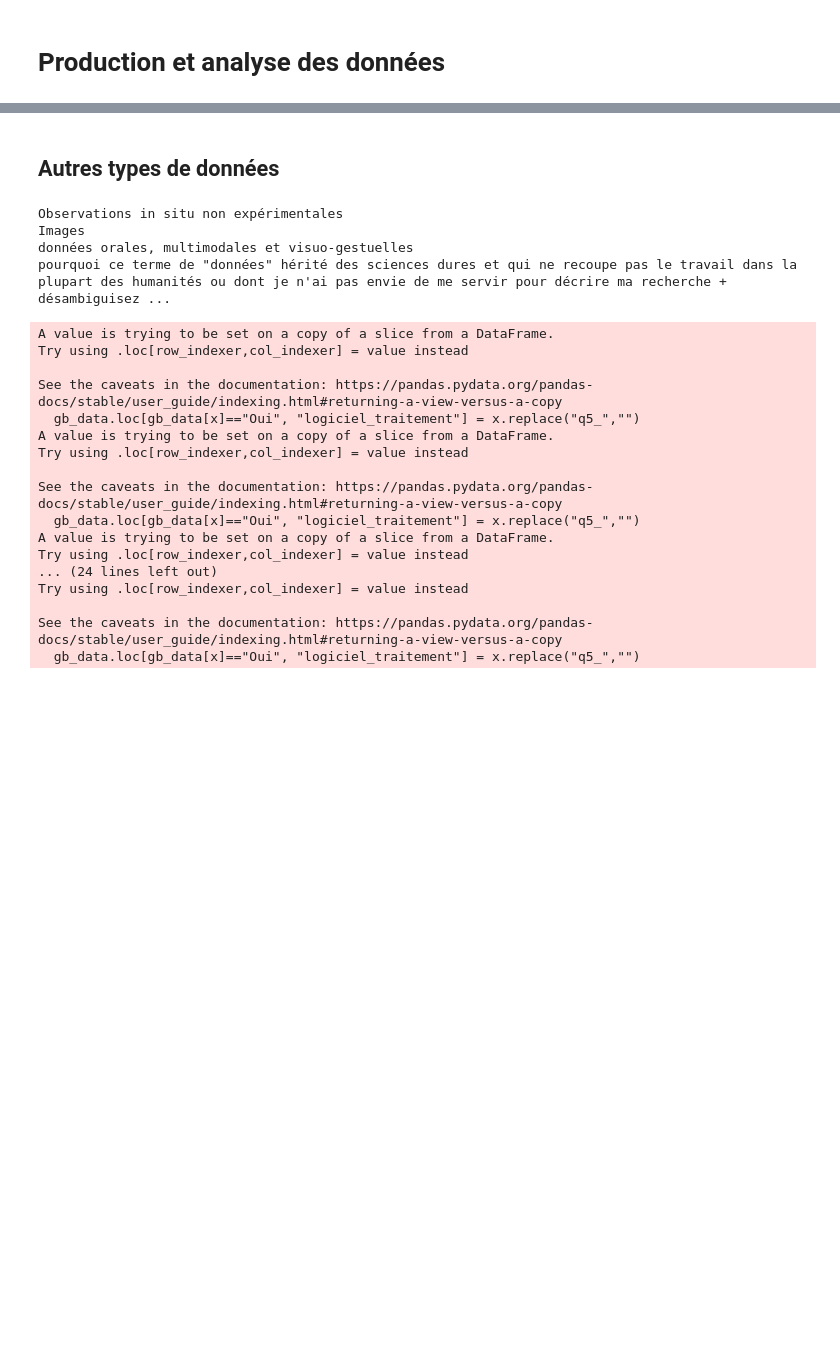
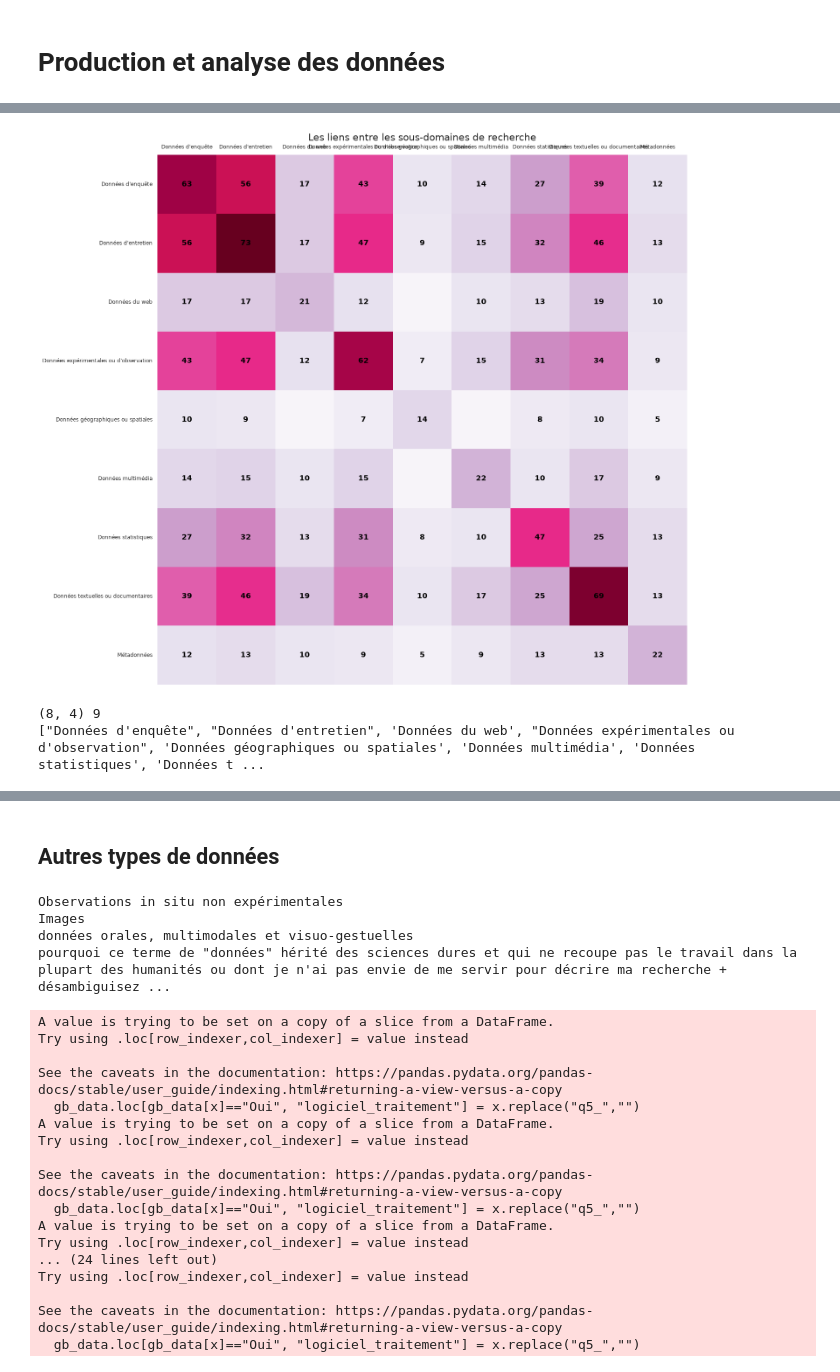
Before and after one commit to luneauaymeric/enquete_SO_p8, a Jupyter notebook: script_analyse/stat_descriptive/production_et_analyse_donnees.ipynb, the cells around one changed output, grey strips where cells are left out. Drawn from its saved outputs; the diff is of its cells as text; code cells hidden in the pictures; blank space fills up the shorter version.

Commit message:
type donnée

```diff
--- a/script_analyse/stat_descriptive/production_et_analyse_donnees.ipynb
+++ b/script_analyse/stat_descriptive/production_et_analyse_donnees.ipynb
@@ -242,0 +233,51 @@ plt.savefig(f"./viz/type_donnee_quali.png", bbox_inches='tight', dpi = 300)
+# %%
+df_exp, gb_data = split_multiple_choices(df0, column=col, index="q45_clé", sep = '|')
+df_td = df_exp[["q45_clé","q10_type_data"]].loc[~df_exp.q10_type_data.isin(["Autre, précisez lesquelles","Aucune"])]
+df_td["value"] = 1
+df_pivot2 = df_td.pivot_table(index=["q10_type_data"], columns= "q45_clé", values ="value", aggfunc="sum").fillna(0)
+matrice = np.dot(df_pivot2, df_pivot2.T)
+
+name_row = [x for x in df_pivot2.index]
+name_col = [x for x in df_pivot2.index]
+
+# Create a mask for diagonal elements
+mask = np.zeros_like(matrice, dtype=bool)
+np.fill_diagonal(mask, True)
+
+# Custom annotation function
+# Custom annotation function with font size and style
+def annotate_diagonal(data, mask, ax, color='black', fontsize=12, fontweight='bold'):
+    for i in range(data.shape[0]):
+        for j in range(data.shape[1]):
+            if data[i, j] > 4:
+                ax.text(j + 0.5, i + 0.5, f'{data[i, j]:g}',
+                        ha='center', va='center', color=color,
+                        fontsize=fontsize, fontweight=fontweight)
+
+fig, ax = plt.subplots(figsize=(15,15))
+ax = sns.heatmap(matrice, annot=False, cmap='PuRd',square=True, cbar= False,
+                 xticklabels=name_col,
+            yticklabels=name_row)
+# Annotate only the diagonal elements
+annotate_diagonal(matrice, mask, ax)
+plt.tick_params(
+    which='both',
+    bottom=False,
+    left=False,
+    labelbottom=False,
+    labeltop=True)
+
+ax.set_title("Les liens entre les sous-domaines de recherche", fontdict={"fontsize":16})
+plt.tight_layout();
+
+#plt.savefig(f"../viz/matrice_research_fields.png", bbox_inches='tight', dpi = 300)
+# %% [output]
+[figure, added]
+# %%
+from scipy.cluster.hierarchy import dendrogram, linkage
+Z = linkage(matrice, metric='cosine', optimal_ordering=True)
+print(np.shape(Z), len(name_row))
+print(name_row)
+# %% [output]
+(8, 4) 9
+["Données d'enquête", "Données d'entretien", 'Données du web', "Données expérimentales ou d'observation", 'Données géographiques ou spatiales', 'Données multimédia', 'Données statistiques', 'Données t ...
```
Also changed, not shown: parts of 9 cells of this notebook, 6 other files.
